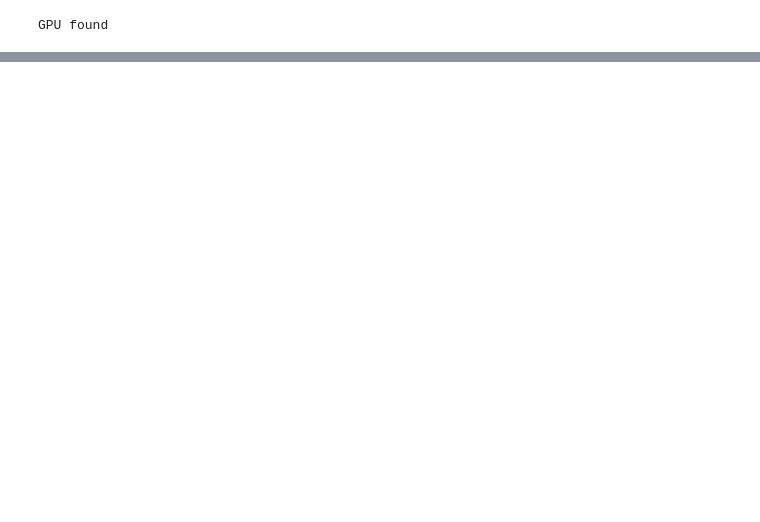
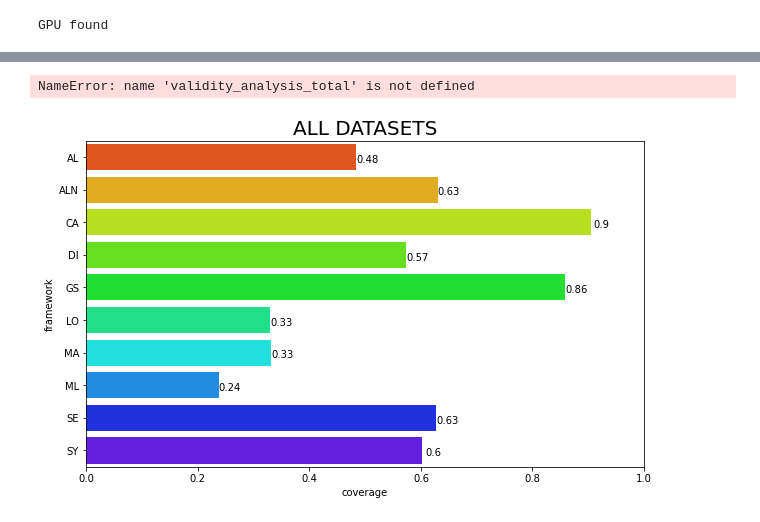
Before and after one commit to ADMAntwerp/CounterfactualBenchmark, a Jupyter notebook: CF Result Analisys.ipynb, the cells around one changed output, grey strips where cells are left out. Saved outputs shown, nothing was run; the diff lists cells and outputs as text; code cells hidden in the pictures; blank space fills up the shorter version.

Commit message:
Enhance Analysis Notebook

```diff
--- a/CF Result Analisys.ipynb
+++ b/CF Result Analisys.ipynb
@@ -602,0 +457,2 @@ dsNames = np.sort(list(VAR_TYPES.keys())).tolist()
+# %%
+processed_results = [f for f in listdir('./results/processed') if isfile(join('./results/processed', f))]
@@ -602,0 +842,43 @@ dsNames = np.sort(list(VAR_TYPES.keys())).tolist()
+# %%
+def show_values_on_bars(axs, values, h_v="v", space=0.4):
+    def _show_on_single_plot(ax):
+        if h_v == "v":
+            for p, value_row in zip(ax.patches, values):
+                _x = p.get_x() + p.get_width() + 0.02
+                _y = p.get_y() + p.get_height()*0.7
+                value = round(value_row, 2)
+                ax.text(_x, _y, value, ha="center")
+        elif h_v == "h":
+            for p in ax.patches:
+                _x = p.get_x() + p.get_width() + float(space)
+                _y = p.get_y() + p.get_height()
+                value = int(p.get_width())
+                ax.text(_x, _y, value, ha="left")
+
+    if isinstance(axs, np.ndarray):
+        for idx, ax in np.ndenumerate(axs):
+            _show_on_single_plot(ax)
+    else:
+        _show_on_single_plot(axs)
+# %%
+validity_analysis_total.groupby('framework').mean()
+# %% [output]
+NameError: name 'validity_analysis_total' is not defined
+# %%
+# Total
+validity_analysis_total = df_all_results[['framework', 'validity']].copy()
+validity_analysis_total.columns = ['framework', 'coverage']
+validity_analysis_total['coverage'] = validity_analysis_total['coverage'].fillna(False)
+# %%
+# Calculate mean
+validity_analysis_total_mean = validity_analysis_total.groupby('framework').mean()
+validity_analysis_total_mean = validity_analysis_total_mean.reset_index()
+validity_analysis_total_mean['framework'] = validity_analysis_total_mean['framework'].map(short_frameworks)
+# %%
+ax = sns.barplot(x = "coverage", y = "framework", data = validity_analysis_total_mean, palette=sns.color_palette("gist_rainbow", 11))
+show_values_on_bars(ax, validity_analysis_total_mean['coverage'].tolist())
+ax.set_title('ALL DATASETS', fontsize=20)
+ax.set_xlim(0,1)
+ax.figure.set_size_inches(10,6)
+# %% [output]
+[figure, added]
```
Also changed, not shown: parts of 257 cells of this notebook, 1 other file.
